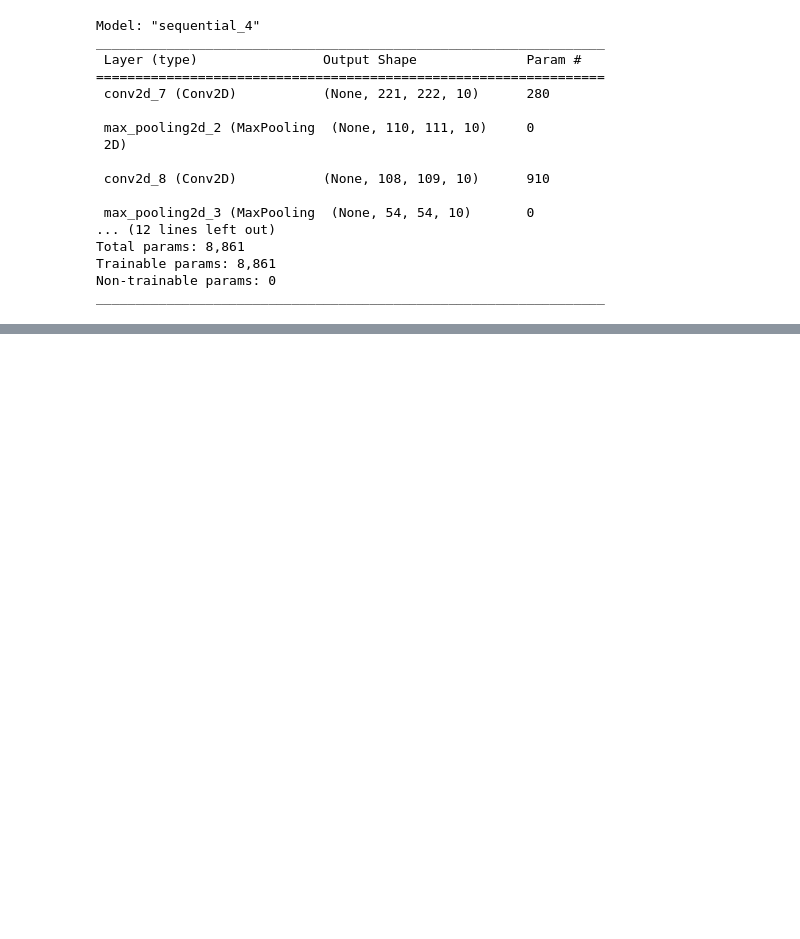
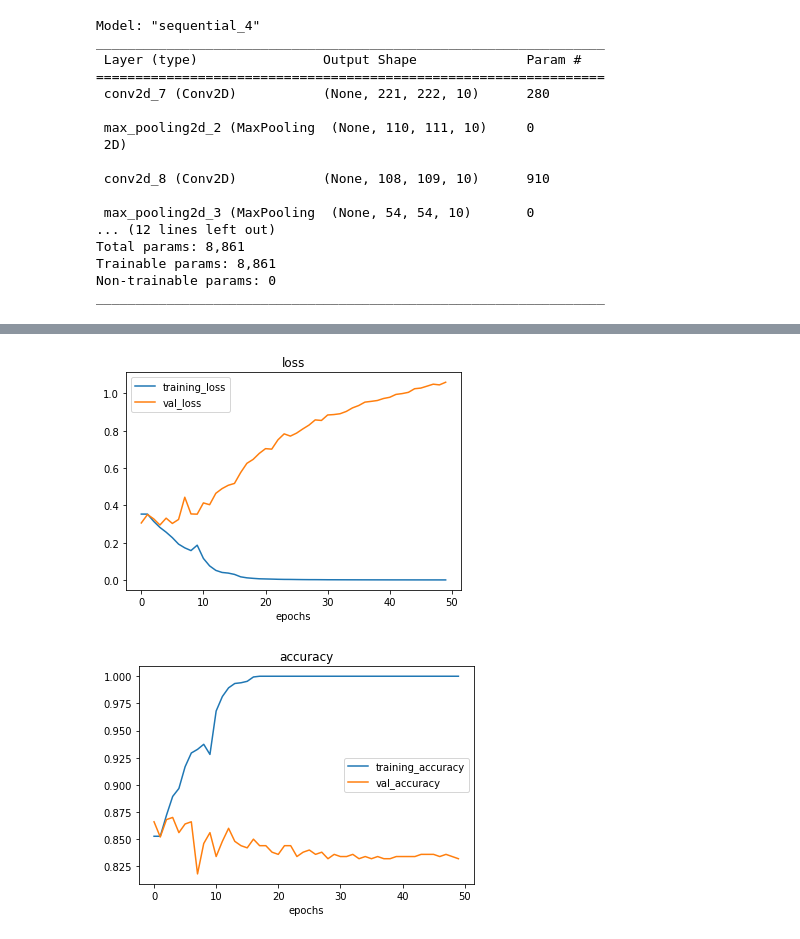
Before and after one commit to 21Ovi/TensorFlow_, a Jupyter notebook: 03_computer_vison_with_tensorflow_fundamentals.ipynb, the cells around one changed output, grey strips where cells are left out. Cells and saved outputs as stored; diff of their text form; code cells hidden in the pictures; blank space fills up the shorter version.

```diff
--- a/03_computer_vison_with_tensorflow_fundamentals.ipynb
+++ b/03_computer_vison_with_tensorflow_fundamentals.ipynb
@@ -774,0 +799,5 @@ _________________________________________________________________
+# %%
+plot_loss_curves(history_5_1)
+# %% [output]
+[figure, added]
+[figure, added]
```
Also changed, not shown: parts of 1 cell of this notebook.
